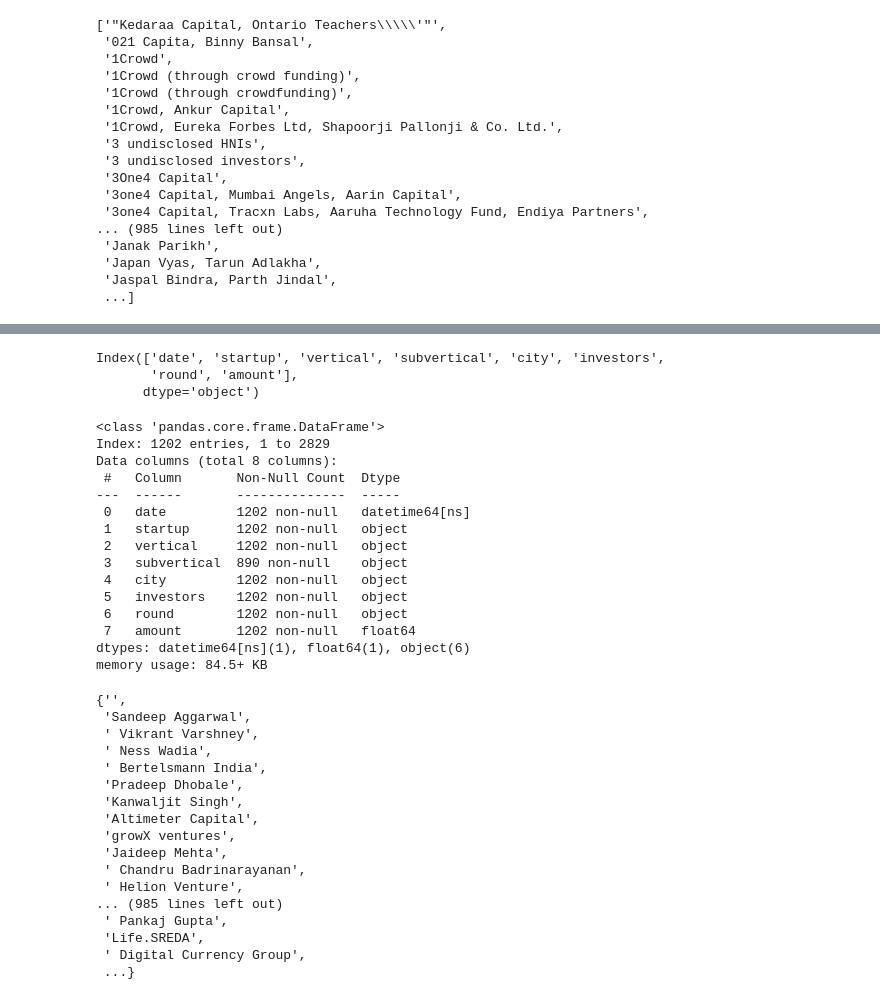
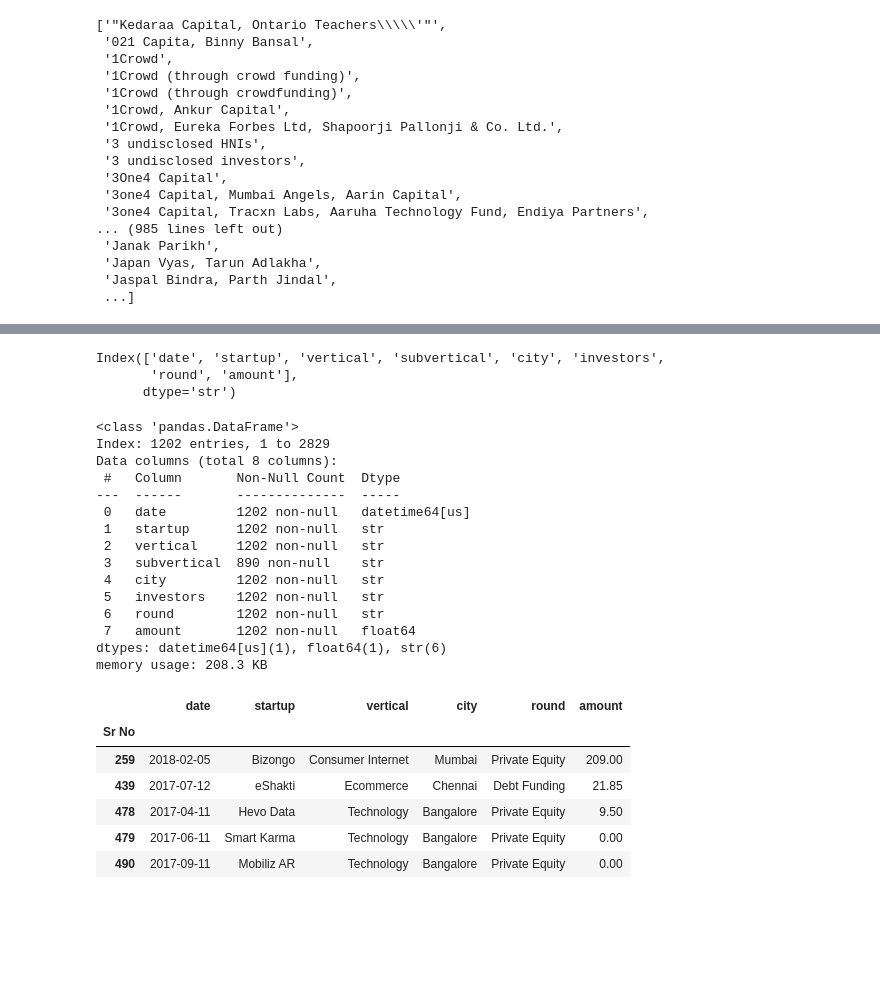
Before and after one commit to aayushmanz/Machine-Learning-with-Python, a Jupyter notebook: StreamLit/Startup.ipynb, the cells around one changed output, grey strips where cells are left out. Saved outputs shown, nothing was run; the diff lists cells and outputs as text; code cells hidden in the pictures; blank space fills up the shorter version.

```diff
--- a/StreamLit/Startup.ipynb
+++ b/StreamLit/Startup.ipynb
@@ -1,7 +1,7 @@
 # %%
 import pandas as pd
 
-df = pd.read_csv('/content/startup_funding.csv')
+df = pd.read_csv('/workspaces/Machine-Learning-with-Python/StreamLit/startup_funding.csv')
 df.columns
 # %% [output]
 Index(['Sr No', 'Date dd/mm/yyyy', 'Startup Name', 'Industry Vertical',
@@ -129,46 +127,38 @@ df.columns
 # %% [output]
 Index(['date', 'startup', 'vertical', 'subvertical', 'city', 'investors',
        'round', 'amount'],
-      dtype='object')
+      dtype='str')
 # %%
 df = df.dropna(subset=['date', 'startup', 'vertical','city', 'investors',
        'round', 'amount'])
 df.info()
 # %% [output]
-<class 'pandas.core.frame.DataFrame'>
+<class 'pandas.DataFrame'>
 Index: 1202 entries, 1 to 2829
 Data columns (total 8 columns):
  #   Column       Non-Null Count  Dtype
 ---  ------       --------------  -----
- 0   date         1202 non-null   datetime64[ns]
- 1   startup      1202 non-null   object
- 2   vertical     1202 non-null   object
- 3   subvertical  890 non-null    object
- 4   city         1202 non-null   object
- 5   investors    1202 non-null   object
- 6   round        1202 non-null   object
+ 0   date         1202 non-null   datetime64[us]
+ 1   startup      1202 non-null   str
+ 2   vertical     1202 non-null   str
+ 3   subvertical  890 non-null    str
+ 4   city         1202 non-null   str
+ 5   investors    1202 non-null   str
+ 6   round        1202 non-null   str
  7   amount       1202 non-null   float64
-dtypes: datetime64[ns](1), float64(1), object(6)
-memory usage: 84.5+ KB
+dtypes: datetime64[us](1), float64(1), str(6)
+memory usage: 208.3 KB
 # %%
 df.to_csv('startup_cleaned.csv', index=False)
 # %%
 data_inv = set(df['investors'].str.split(',').sum())
-# %% [output]
-{'',
- 'Sandeep Aggarwal',
- ' Vikrant Varshney',
- ' Ness Wadia',
- ' Bertelsmann India',
- 'Pradeep Dhobale',
- 'Kanwaljit Singh',
- 'Altimeter Capital',
- 'growX ventures',
- 'Jaideep Mehta',
- ' Chandru Badrinarayanan',
- ' Helion Venture',
-... (985 lines left out)
- ' Pankaj Gupta',
- 'Life.SREDA',
- ' Digital Currency Group',
- ...}
+# %%
+df[df['investors'].str.contains('IDG Ventures')].head()[['date', 'startup', 'vertical', 'city', 'round', 'amount']]
+# %% [output]
+|  | date | startup | vertical | city | round | amount |
+| Sr No |  |  |  |  |  |  |
+| 259 | 2018-02-05 | Bizongo | Consumer Internet | Mumbai | Private Equity | 209.00 |
+| 439 | 2017-07-12 | eShakti | Ecommerce | Chennai | Debt Funding | 21.85 |
+| 478 | 2017-04-11 | Hevo Data | Technology | Bangalore | Private Equity | 9.50 |
+| 479 | 2017-06-11 | Smart Karma | Technology | Bangalore | Private Equity | 0.00 |
+| 490 | 2017-09-11 | Mobiliz AR | Technology | Bangalore | Private Equity | 0.00 |
```
Also changed, not shown: parts of 3 cells of this notebook.
